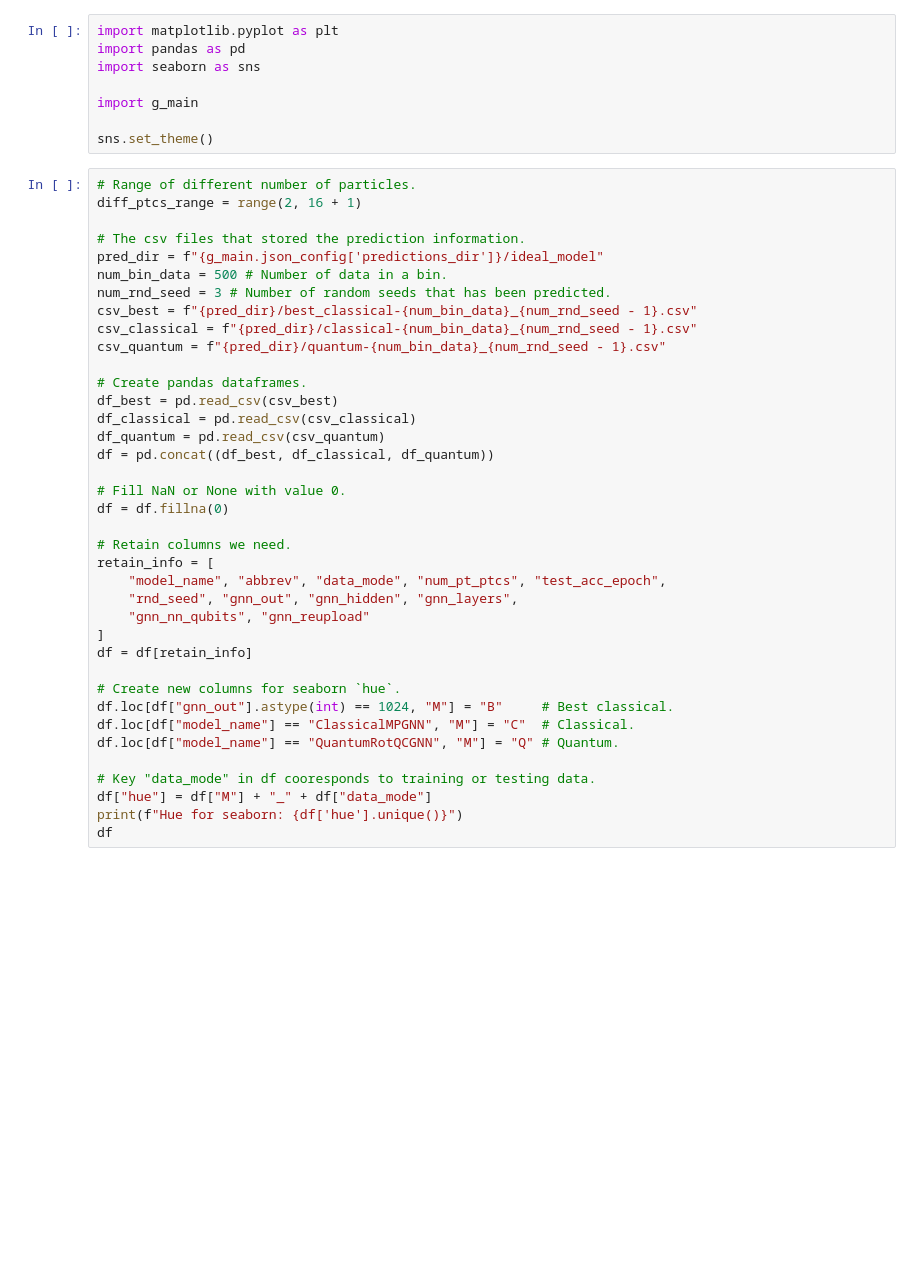
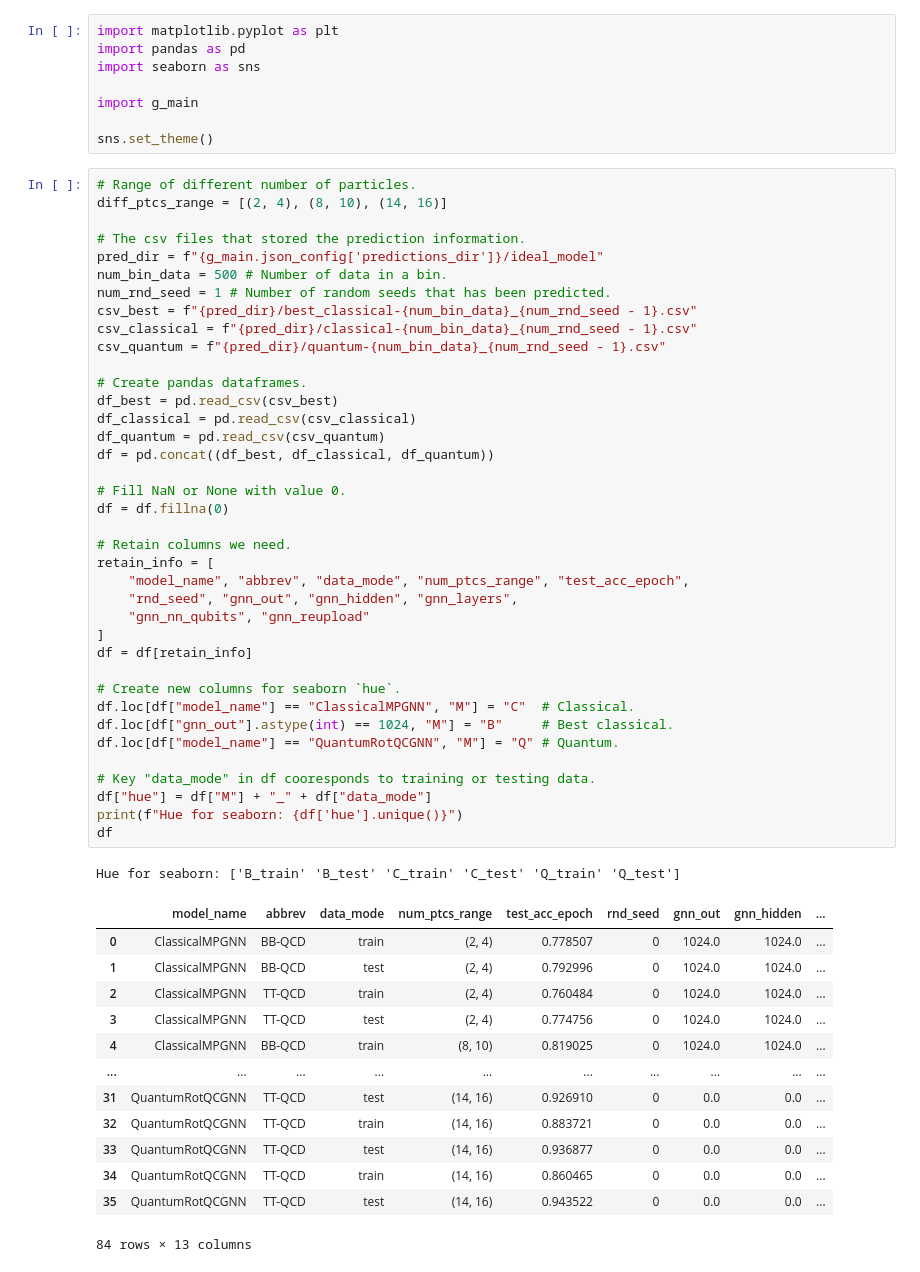
Before and after one commit to maplexgitx0302/QML-QCGNN, a Jupyter notebook: result_diff_ptcs.ipynb, the cells around one changed output. Saved outputs shown, nothing was run; the diff lists cells and outputs as text; blank space fills up the shorter version.

```diff
--- a/result_diff_ptcs.ipynb
+++ b/result_diff_ptcs.ipynb
@@ -12,42 +12,57 @@ import g_main
 sns.set_theme()
 # %%
 # Range of different number of particles.
-diff_ptcs_range = range(2, 16 + 1)
+diff_ptcs_range = [(2, 4), (8, 10), (14, 16)]
 
 # The csv files that stored the prediction information.
 pred_dir = f"{g_main.json_config['predictions_dir']}/ideal_model"
 num_bin_data = 500 # Number of data in a bin.
-num_rnd_seed = 3 # Number of random seeds that has been predicted.
+num_rnd_seed = 1 # Number of random seeds that has been predicted.
 csv_best = f"{pred_dir}/best_classical-{num_bin_data}_{num_rnd_seed - 1}.csv"
 csv_classical = f"{pred_dir}/classical-{num_bin_data}_{num_rnd_seed - 1}.csv"
 csv_quantum = f"{pred_dir}/quantum-{num_bin_data}_{num_rnd_seed - 1}.csv"
 
 # Create pandas dataframes.
 df_best = pd.read_csv(csv_best)
 df_classical = pd.read_csv(csv_classical)
 df_quantum = pd.read_csv(csv_quantum)
 df = pd.concat((df_best, df_classical, df_quantum))
 
 # Fill NaN or None with value 0.
 df = df.fillna(0)
 
 # Retain columns we need.
 retain_info = [
-    "model_name", "abbrev", "data_mode", "num_pt_ptcs", "test_acc_epoch",
+    "model_name", "abbrev", "data_mode", "num_ptcs_range", "test_acc_epoch",
     "rnd_seed", "gnn_out", "gnn_hidden", "gnn_layers",
     "gnn_nn_qubits", "gnn_reupload"
 ]
 df = df[retain_info]
 
 # Create new columns for seaborn `hue`.
+df.loc[df["model_name"] == "ClassicalMPGNN", "M"] = "C"  # Classical.
 df.loc[df["gnn_out"].astype(int) == 1024, "M"] = "B"     # Best classical.
-df.loc[df["model_name"] == "ClassicalMPGNN", "M"] = "C"  # Classical.
 df.loc[df["model_name"] == "QuantumRotQCGNN", "M"] = "Q" # Quantum.
 
 # Key "data_mode" in df cooresponds to training or testing data.
 df["hue"] = df["M"] + "_" + df["data_mode"]
 print(f"Hue for seaborn: {df['hue'].unique()}")
 df
+# %% [output]
+Hue for seaborn: ['B_train' 'B_test' 'C_train' 'C_test' 'Q_train' 'Q_test']
+|  | model_name | abbrev | data_mode | num_ptcs_range | test_acc_epoch | rnd_seed | gnn_out | gnn_hidden | ... |
+| 0 | ClassicalMPGNN | BB-QCD | train | (2, 4) | 0.778507 | 0 | 1024.0 | 1024.0 | ... |
+| 1 | ClassicalMPGNN | BB-QCD | test | (2, 4) | 0.792996 | 0 | 1024.0 | 1024.0 | ... |
+| 2 | ClassicalMPGNN | TT-QCD | train | (2, 4) | 0.760484 | 0 | 1024.0 | 1024.0 | ... |
+| 3 | ClassicalMPGNN | TT-QCD | test | (2, 4) | 0.774756 | 0 | 1024.0 | 1024.0 | ... |
+| 4 | ClassicalMPGNN | BB-QCD | train | (8, 10) | 0.819025 | 0 | 1024.0 | 1024.0 | ... |
+| ... | ... | ... | ... | ... | ... | ... | ... | ... | ... |
+| 31 | QuantumRotQCGNN | TT-QCD | test | (14, 16) | 0.926910 | 0 | 0.0 | 0.0 | ... |
+| 32 | QuantumRotQCGNN | TT-QCD | train | (14, 16) | 0.883721 | 0 | 0.0 | 0.0 | ... |
+| 33 | QuantumRotQCGNN | TT-QCD | test | (14, 16) | 0.936877 | 0 | 0.0 | 0.0 | ... |
+| 34 | QuantumRotQCGNN | TT-QCD | train | (14, 16) | 0.860465 | 0 | 0.0 | 0.0 | ... |
+| 35 | QuantumRotQCGNN | TT-QCD | test | (14, 16) | 0.943522 | 0 | 0.0 | 0.0 | ... |
+84 rows × 13 columns
 # %%
 # Figure setup.
 abbrev_list = ["BB-QCD", "TT-QCD"]
```
Also changed, not shown: parts of 1 cell of this notebook, 9 other files.
